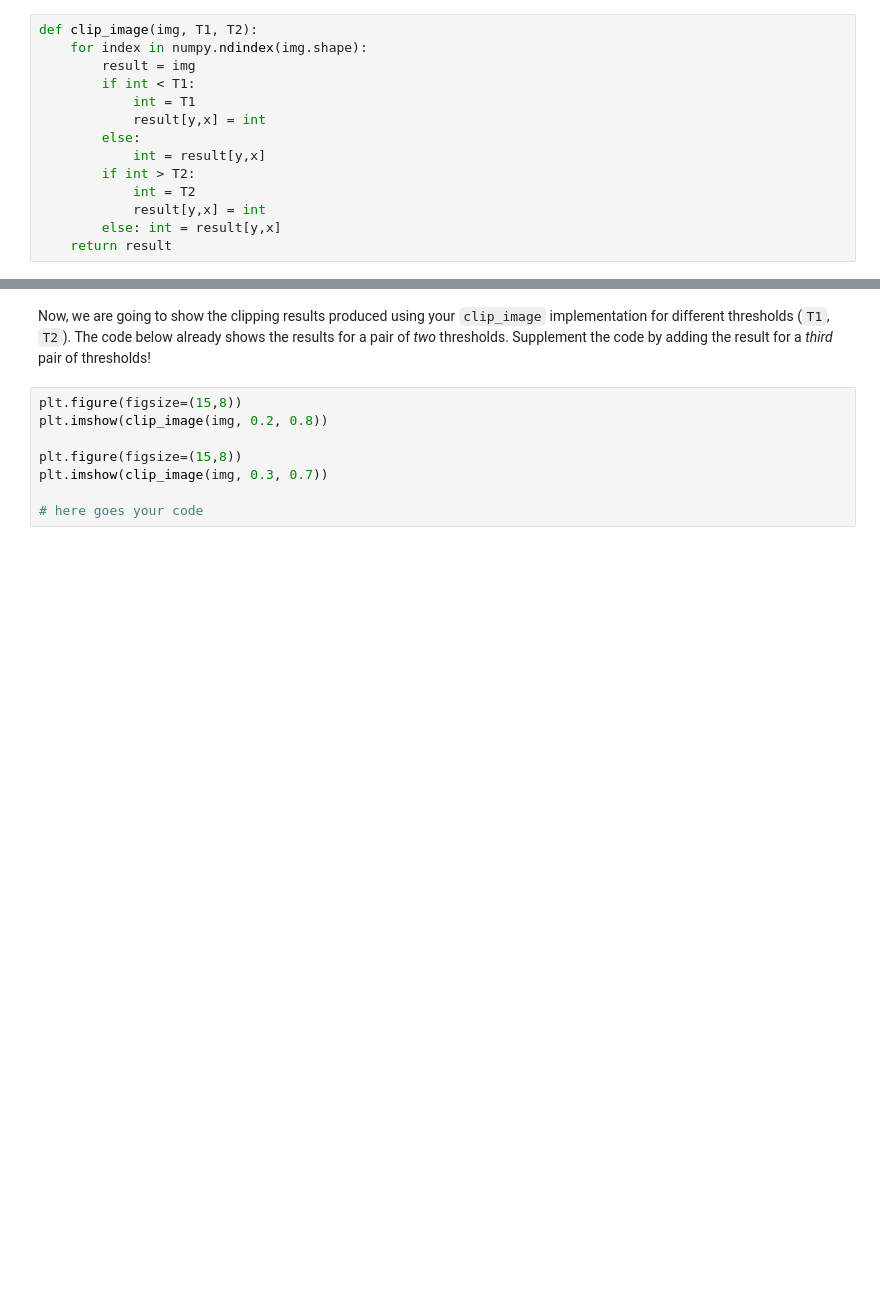
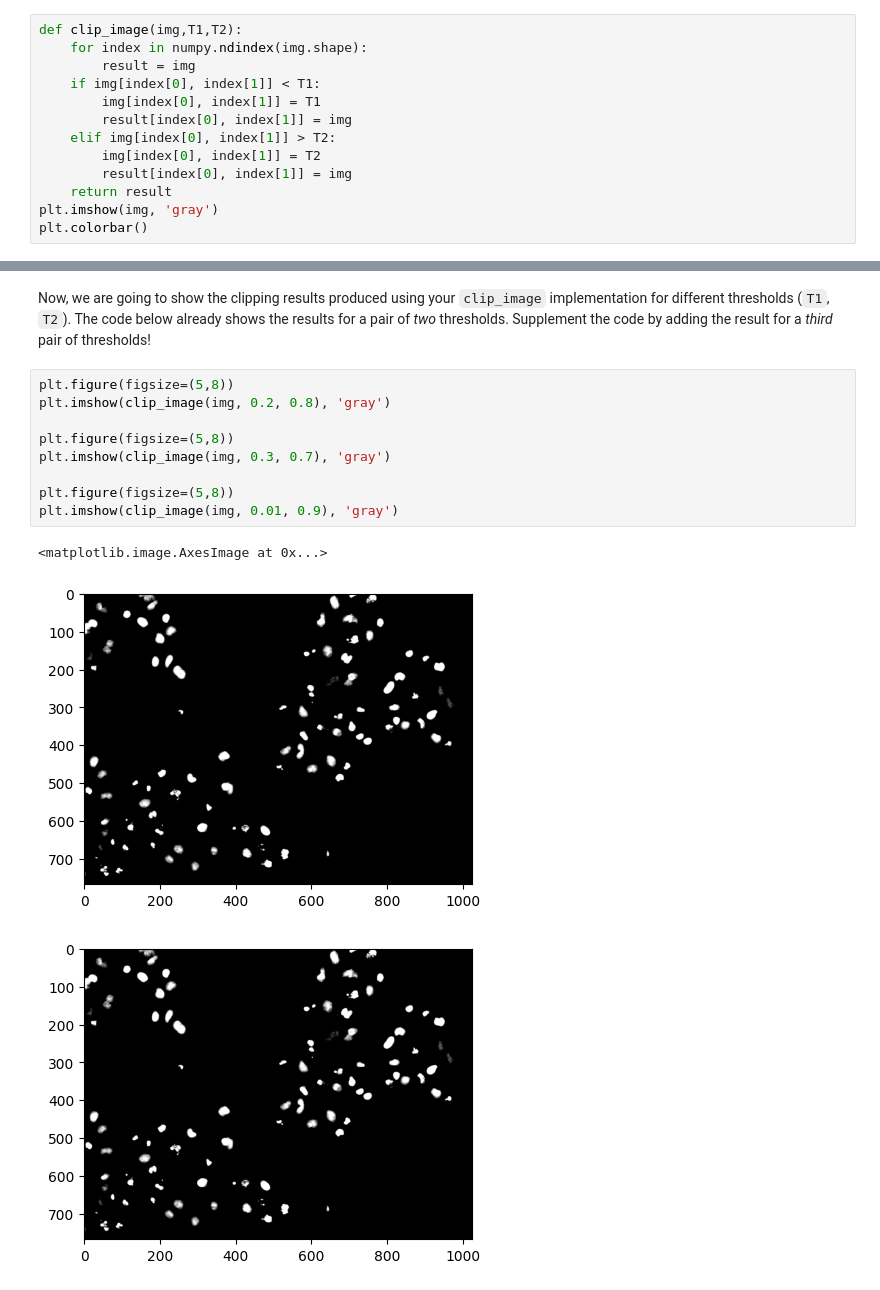
Before and after one commit to MiriamLausberg/mobi-fs3-python, a Jupyter notebook: task2.ipynb, the cells around one changed output, grey strips where cells are left out. Saved outputs shown, nothing was run; the diff lists cells and outputs as text; blank space fills up the shorter version.

```diff
--- a/task2.ipynb
+++ b/task2.ipynb
@@ -110,17 +89,16 @@ plt.colorbar()
 ## Writing re-usable code (bonus)
 
 **<a id="#">Task 2.3.4.</a>** Finish the implementation of the function `clip_image` below, by replacing the comment line (the one which starts with `#`) with your code:
-# %%
-def clip_image(img, T1, T2):
-    for index in numpy.ndindex(img.shape):
-        result = img
-        if int < T1:
-            int = T1
-            result[y,x] = int
-        else:
-            int = result[y,x]
-        if int > T2:
-            int = T2
-            result[y,x] = int
-        else: int = result[y,x]
-    return result
+# %%
+def clip_image(img,T1,T2):
+    for index in numpy.ndindex(img.shape):
+        result = img
+    if img[index[0], index[1]] < T1:
+        img[index[0], index[1]] = T1
+        result[index[0], index[1]] = img
+    elif img[index[0], index[1]] > T2:
+        img[index[0], index[1]] = T2
+        result[index[0], index[1]] = img
+    return result
+plt.imshow(img, 'gray')
+plt.colorbar()
@@ -137,10 +116,15 @@ UnboundLocalError: cannot access local variable 'int' where it is not associated
 # %% [markdown]
 Now, we are going to show the clipping results produced using your `clip_image` implementation for different thresholds (`T1`, `T2`). The code below already shows the results for a pair of *two* thresholds. Supplement the code by adding the result for a *third* pair of thresholds!
 # %%
-plt.figure(figsize=(15,8))
-plt.imshow(clip_image(img, 0.2, 0.8))
+plt.figure(figsize=(5,8))
+plt.imshow(clip_image(img, 0.2, 0.8), 'gray')
 
-plt.figure(figsize=(15,8))
-plt.imshow(clip_image(img, 0.3, 0.7))
+plt.figure(figsize=(5,8))
+plt.imshow(clip_image(img, 0.3, 0.7), 'gray')
 
-# here goes your code
+plt.figure(figsize=(5,8))
+plt.imshow(clip_image(img, 0.01, 0.9), 'gray')
+# %% [output]
+<matplotlib.image.AxesImage at 0x...>
+[figure, added]
+[figure, added]
```
Also changed, not shown: parts of 7 cells of this notebook.
